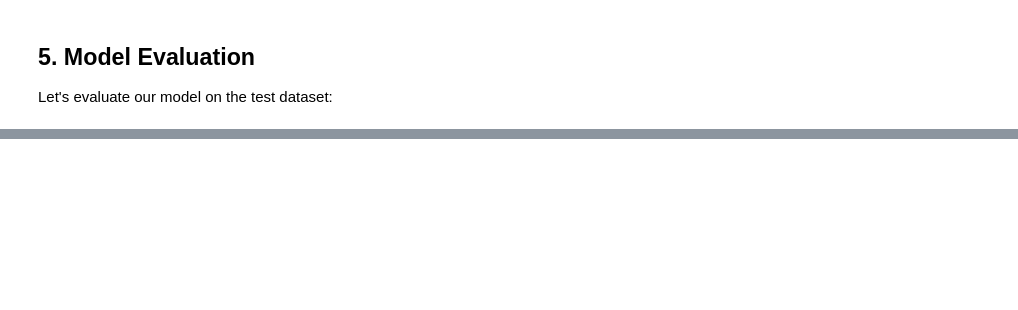
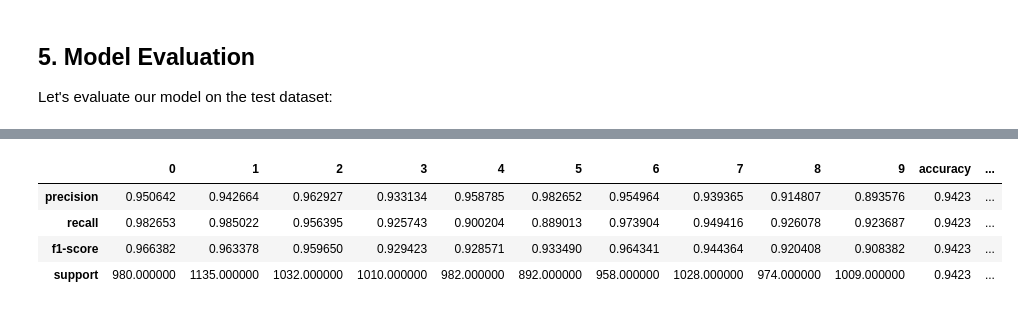
Before and after one commit to marrln/Radial-Basis-Function-Based-Kolmogorov-Arnold-Networks, a Jupyter notebook: MNIST/mnist_kan_training.ipynb, the cells around one changed output, grey strips where cells are left out. Saved outputs shown, nothing was run; the diff lists cells and outputs as text; code cells hidden in the pictures; blank space fills up the shorter version.

```diff
--- a/MNIST/mnist_kan_training.ipynb
+++ b/MNIST/mnist_kan_training.ipynb
@@ -325,3 +331,12 @@ else:
+# %%
+report = classification_report(y_true, y_pred, target_names=class_names, output_dict=True)
+pd.DataFrame(report)
+# %% [output]
+|  | 0 | 1 | 2 | 3 | 4 | 5 | 6 | 7 | 8 | 9 | accuracy | ... |
+| precision | 0.950642 | 0.942664 | 0.962927 | 0.933134 | 0.958785 | 0.982652 | 0.954964 | 0.939365 | 0.914807 | 0.893576 | 0.9423 | ... |
+| recall | 0.982653 | 0.985022 | 0.956395 | 0.925743 | 0.900204 | 0.889013 | 0.973904 | 0.949416 | 0.926078 | 0.923687 | 0.9423 | ... |
+| f1-score | 0.966382 | 0.963378 | 0.959650 | 0.929423 | 0.928571 | 0.933490 | 0.964341 | 0.944364 | 0.920408 | 0.908382 | 0.9423 | ... |
+| support | 980.000000 | 1135.000000 | 1032.000000 | 1010.000000 | 982.000000 | 892.000000 | 958.000000 | 1028.000000 | 974.000000 | 1009.000000 | 0.9423 | ... |
 # %%
 # Display some sample predictions
 def show_predictions(model, data_loader, device, num_samples=10):
```
Also changed, not shown: parts of 10 cells of this notebook.
